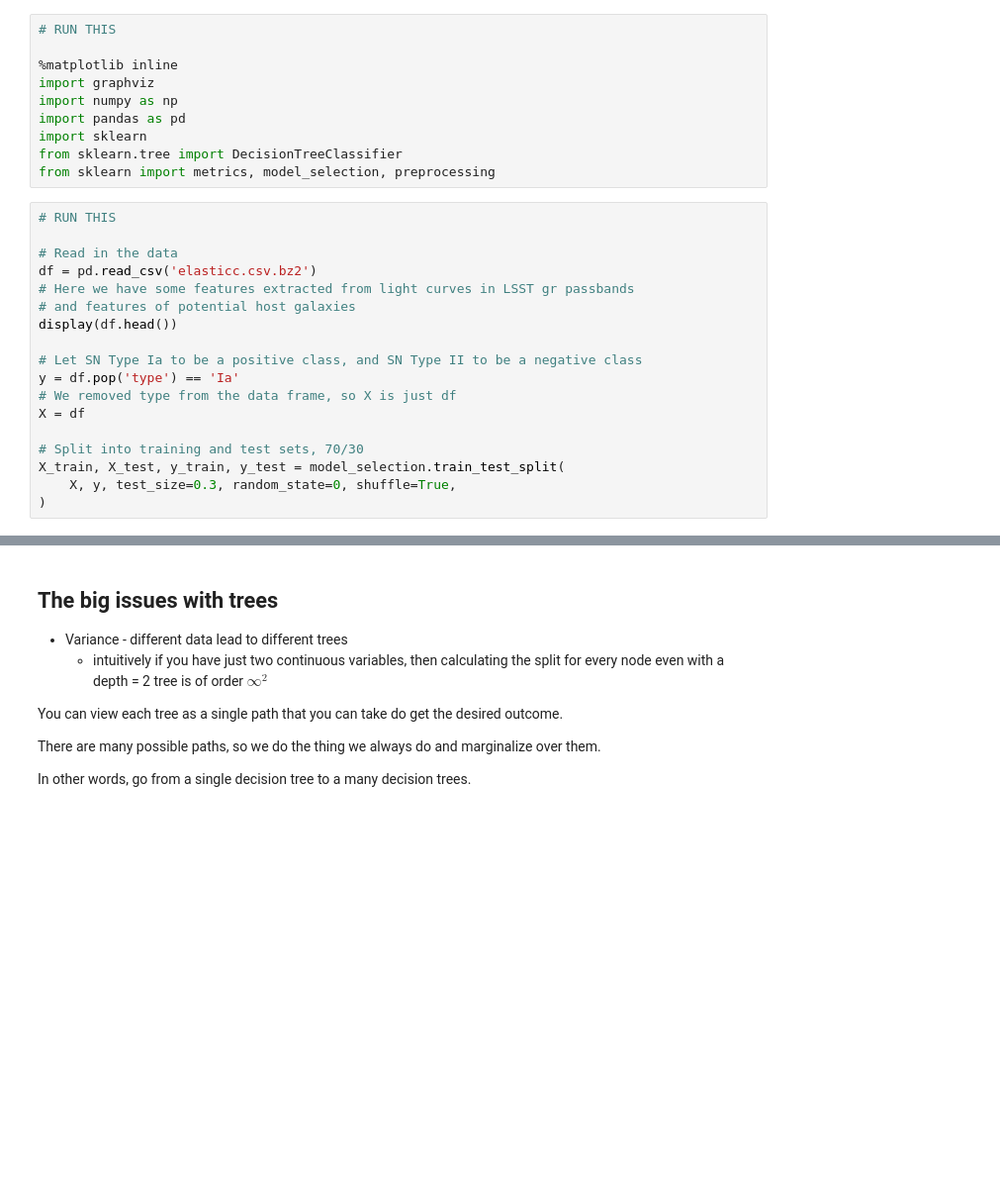
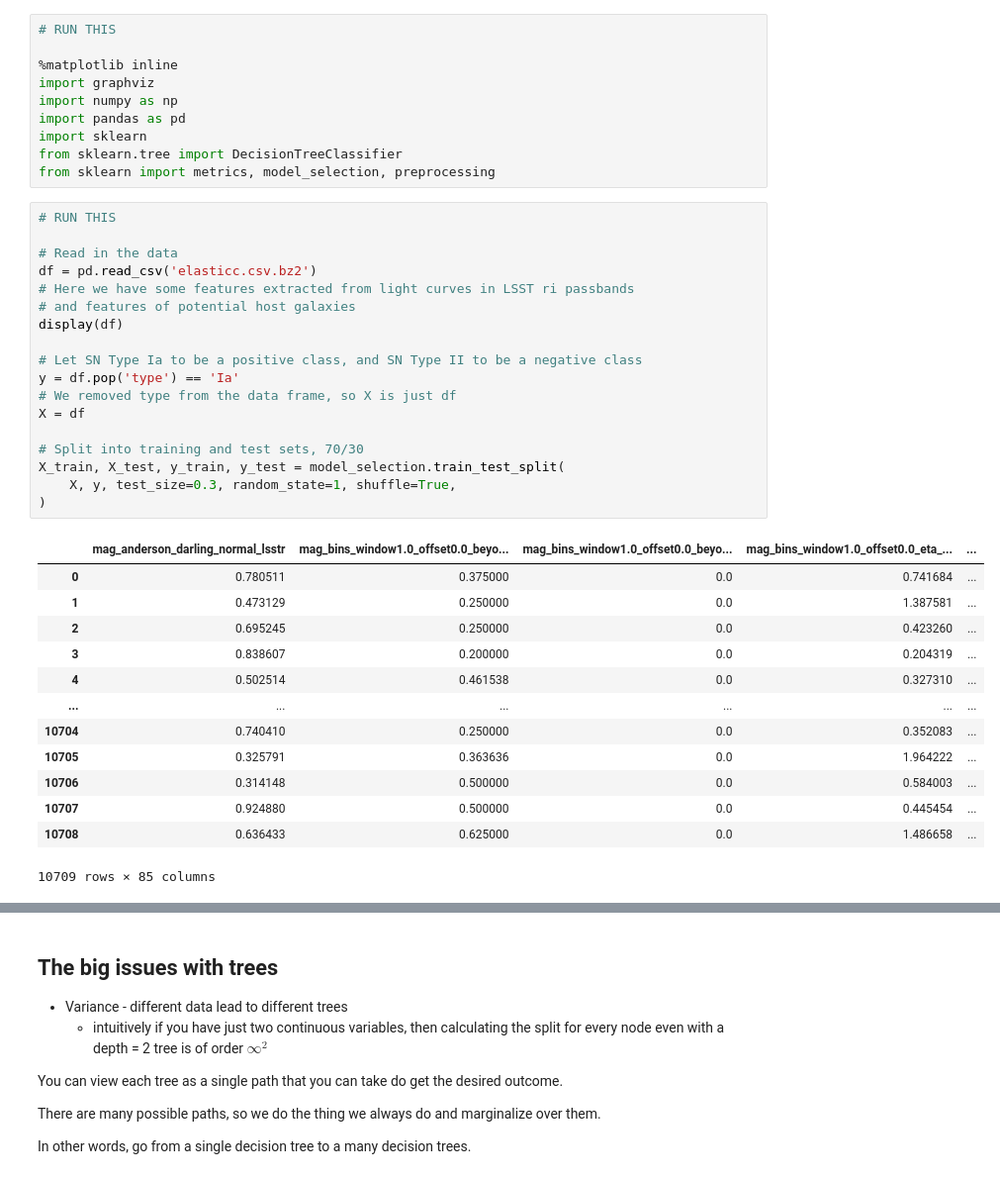
Before and after one commit to gnarayan/ast596_2023_Spring, a Jupyter notebook: notes/11/week11_p2.ipynb, the cells around one changed output, grey strips where cells are left out. Shown at 99% size. Saved outputs shown, nothing was run; the diff lists cells and outputs as text; blank space fills up the shorter version.

```diff
--- a/notes/11/week11_p2.ipynb
+++ b/notes/11/week11_p2.ipynb
@@ -62,21 +62,35 @@ from sklearn import metrics, model_selection, preprocessing
 # %%
 # RUN THIS
 
 # Read in the data
 df = pd.read_csv('elasticc.csv.bz2')
-# Here we have some features extracted from light curves in LSST gr passbands
+# Here we have some features extracted from light curves in LSST ri passbands
 # and features of potential host galaxies
-display(df.head())
+display(df)
 
 # Let SN Type Ia to be a positive class, and SN Type II to be a negative class
 y = df.pop('type') == 'Ia'
 # We removed type from the data frame, so X is just df
 X = df
 
 # Split into training and test sets, 70/30
 X_train, X_test, y_train, y_test = model_selection.train_test_split(
-    X, y, test_size=0.3, random_state=0, shuffle=True,
+    X, y, test_size=0.3, random_state=1, shuffle=True,
 )
+# %% [output]
+|  | mag_anderson_darling_normal_lsstr | mag_bins_window1.0_offset0.0_beyo... | mag_bins_window1.0_offset0.0_beyo... | mag_bins_window1.0_offset0.0_eta_... | ... |
+| 0 | 0.780511 | 0.375000 | 0.0 | 0.741684 | ... |
+| 1 | 0.473129 | 0.250000 | 0.0 | 1.387581 | ... |
+| 2 | 0.695245 | 0.250000 | 0.0 | 0.423260 | ... |
+| 3 | 0.838607 | 0.200000 | 0.0 | 0.204319 | ... |
+| 4 | 0.502514 | 0.461538 | 0.0 | 0.327310 | ... |
+| ... | ... | ... | ... | ... | ... |
+| 10704 | 0.740410 | 0.250000 | 0.0 | 0.352083 | ... |
+| 10705 | 0.325791 | 0.363636 | 0.0 | 1.964222 | ... |
+| 10706 | 0.314148 | 0.500000 | 0.0 | 0.584003 | ... |
+| 10707 | 0.924880 | 0.500000 | 0.0 | 0.445454 | ... |
+| 10708 | 0.636433 | 0.625000 | 0.0 | 1.486658 | ... |
+10709 rows × 85 columns
 # %%
 # TWO LINES OF CODE TO IMPLEMENT A DECISION TREE
 
```
Also changed, not shown: parts of 7 cells of this notebook, 1 other file.
